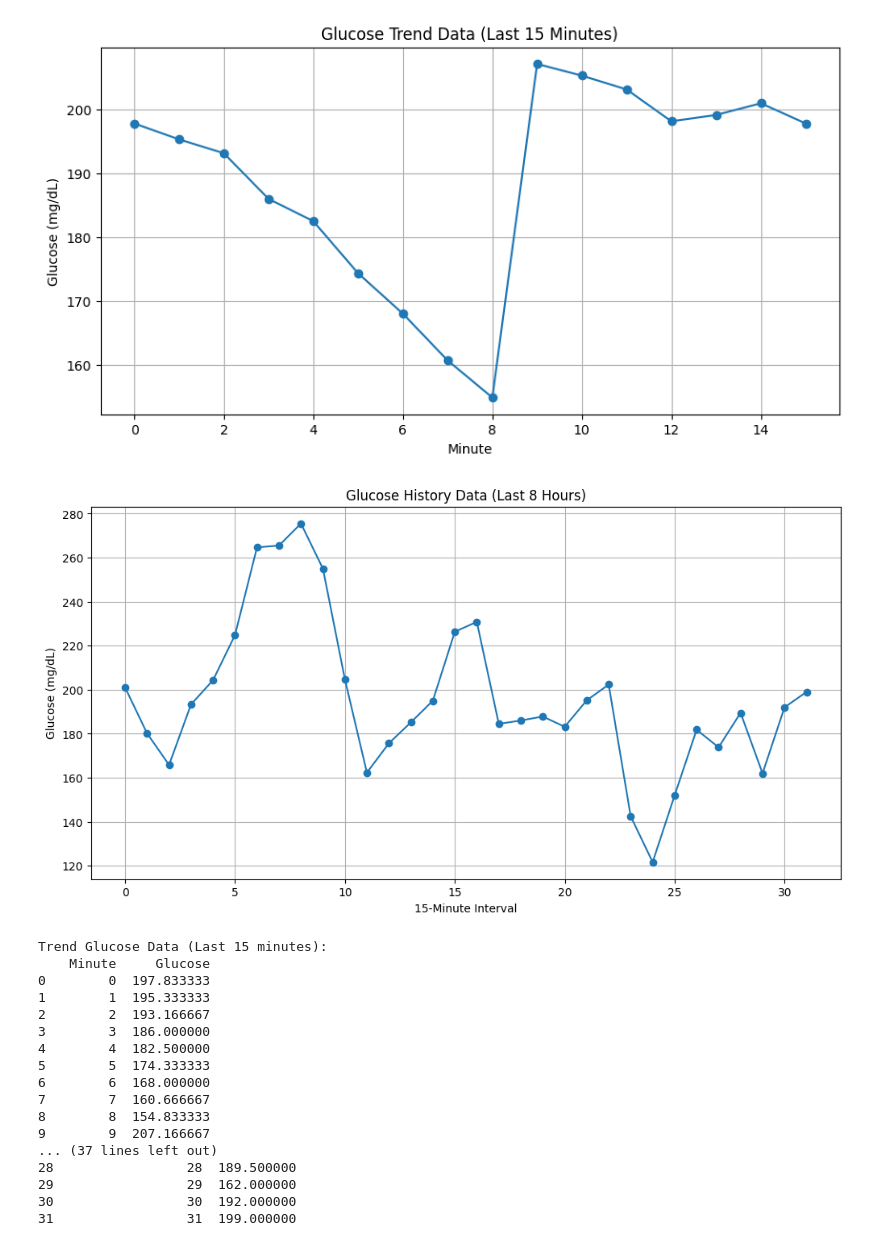
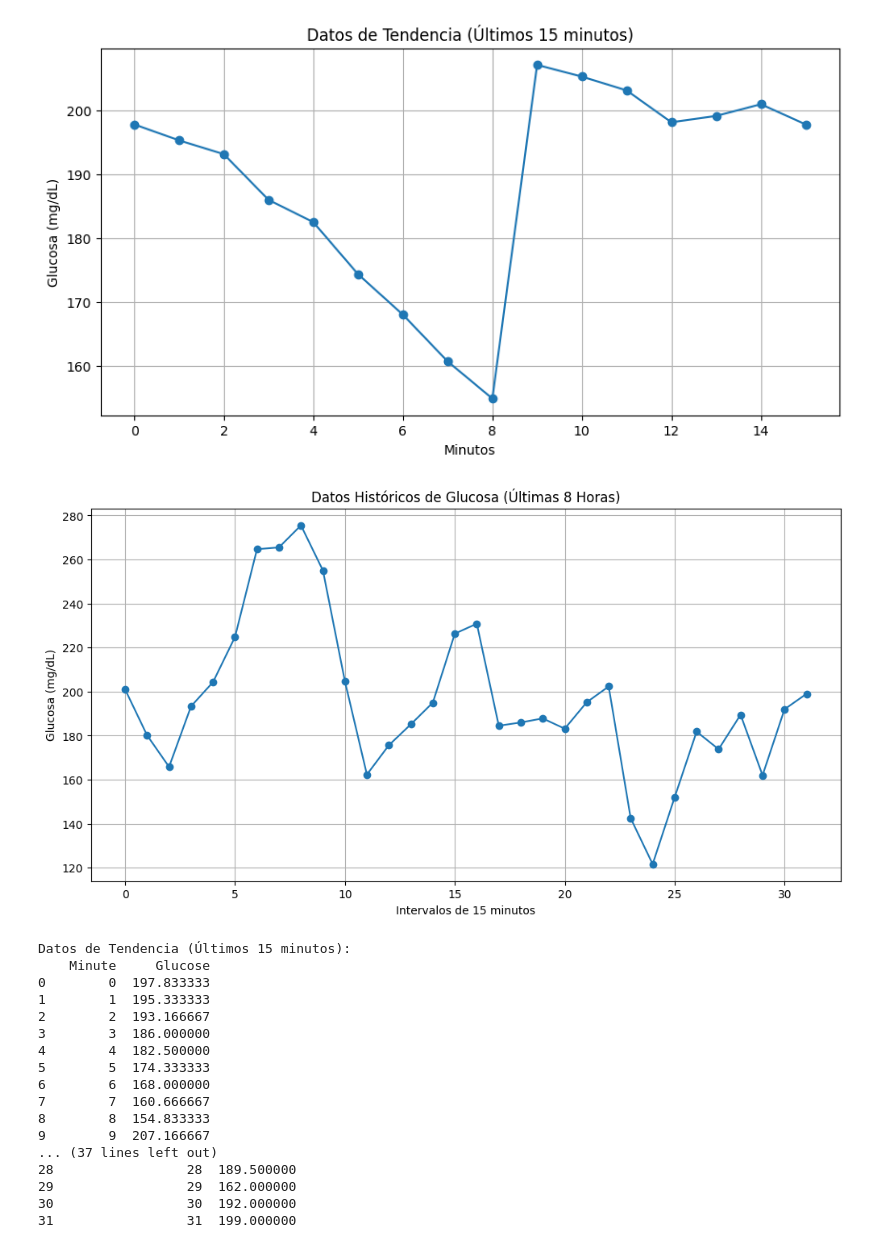
Before and after one commit to Daniel-Alvarez-Sil/FreeStyle_Libre_Reverse_Engineering, a Jupyter notebook: Glucose Readings/glucometer_real_time.ipynb, the cells around one changed output. Saved outputs shown, nothing was run; the diff lists cells and outputs as text; code cells hidden in the pictures.

Commit message:
Final Changes to Read Glucose Readings

```diff
--- a/Glucose Readings/glucometer_real_time.ipynb
+++ b/Glucose Readings/glucometer_real_time.ipynb
@@ -13,10 +13,11 @@ import re as re
 SERIAL_PORT = 'COM7'
 BAUD_RATE = 9600
 # %%
-# Creación de Archivo de Memory Dump
+# Creating the variable of the filename of the Memory Dump/Variable para el Archivo de Memory Dump
 filename = ""
 contador = 0
 
+# Serial Port Connection/Conexión a Serial Port
 with serial.Serial(SERIAL_PORT, BAUD_RATE, timeout=1) as ser:
     print("Listening on serial port...")
     while contador < 244:
@@ -43,8 +44,8 @@ with serial.Serial(SERIAL_PORT, BAUD_RATE, timeout=1) as ser:
 
 print("Fin de la ejecución del glucometro virtual. ")
 
-# Interpretación del Memory Dump y Despliegue de Información Significativa
-# Function to parse the file
+# Memory Dump Interpretation and Display of Information/Interpretación del Memory Dump y Despliegue de Información Significativa
+# Reading of Memory Dump File/Lectura del Archivo de Memory Dump
 def parse_freestyle_file(filename):
     with open(filename, 'r') as file:
         lines = file.readlines()
@@ -58,31 +59,31 @@ def parse_freestyle_file(filename):
             data[block_num] = block_data
     return data
 
-# Function to extract glucose records
+# Function to obtain the glucose information/Function para obtener la información de glucosa
 def extract_glucose_values(data):
     def glucoseReading(val):
         bitmask = 0x0FFF
         return ((val & bitmask) / 6) - 37
 
-    # Trend Data (16 values from block 3 byte 4 to block 15 byte 3)
+    # Trends/Tendencias (block 3 byte 4 -> block 15 byte 3)
     trend_raw_bytes = []
     for i in range(3, 16):
         trend_raw_bytes.extend(data[i])
 
-    trend_data = trend_raw_bytes[4:4 + 16*6]  # skip first 3 bytes
+    trend_data = trend_raw_bytes[4:4 + 16*6]  # empieza en el 4 byte
     # print(len(trend_data))
     # print(trend_data)
 
-    # History Data (32 values from block 15 byte 4 to block 39 byte 3)
+    # Historic Data/Datos históricos (block 15 byte 4 -> block 39 byte 3)
     history_raw_bytes = []
     for i in range(15, 40):
         history_raw_bytes.extend(data[i])
 
-    history_data = history_raw_bytes[4:4 + 32*6]  # skip first 3 bytes
+    history_data = history_raw_bytes[4:4 + 32*6]  # empieza en el 4 byte
     # print(len(history_data))
     # print(history_data)
 
-    # Extract glucose values from each 6-byte block (2 bytes per value)
+    # Extraction of glucose information from the 6 bytes packages/Extraemos la información de los paquetes de 6 bytes
     def parse_records(records):
         glucose_values = []
         for i in range(0, len(records), 6):
@@ -100,37 +101,36 @@ def extract_glucose_values(data):
 
     return trend_glucose, history_glucose
 
-# Main execution
-# filename = "Full Memory Dump.txt"  # Replace with your filename
+# Obtaining all the Data/Obtención de información
 data = parse_freestyle_file(filename)
 trend_glucose, history_glucose = extract_glucose_values(data)
 
-# Create dataframes
+# Creation of structures for the information/Ordenando la informacion para desplegar
 trend_df = pd.DataFrame({"Minute": range(0, 16), "Glucose": trend_glucose})
 history_df = pd.DataFrame({"Interval (15 min)": range(0, 32), "Glucose": history_glucose})
 
-# Plot Trend Data
+# Graph 1/Gráfica 1
 plt.figure(figsize=(10, 5))
 plt.plot(trend_df["Minute"], trend_df["Glucose"], marker='o')
-plt.title("Glucose Trend Data (Last 15 Minutes)")
-plt.xlabel("Minute")
-plt.ylabel("Glucose (mg/dL)")
+plt.title("Datos de Tendencia (Últimos 15 minutos)")
+plt.xlabel("Minutos")
+plt.ylabel("Glucosa (mg/dL)")
 plt.grid(True)
 plt.show()
 
-# Plot History Data
+# Graph 2/Gráfica 2
 plt.figure(figsize=(12, 6))
 plt.plot(history_df["Interval (15 min)"], history_df["Glucose"], marker='o')
-plt.title("Glucose History Data (Last 8 Hours)")
-plt.xlabel("15-Minute Interval")
-plt.ylabel("Glucose (mg/dL)")
+plt.title("Datos Históricos de Glucosa (Últimas 8 Horas)")
+plt.xlabel("Intervalos de 15 minutos")
+plt.ylabel("Glucosa (mg/dL)")
 plt.grid(True)
 plt.show()
 
-# Print Tables
-print("Trend Glucose Data (Last 15 minutes):")
+# Tables/Modo tabular
+print("Datos de Tendencia (Últimos 15 minutos):")
 print(trend_df)
-print("\nHistoric Glucose Data (Last 8 hours):")
+print("\nDatos Históricos de Glucosa (Últimas 8 Horas)")
 print(history_df)
 # %% [output]
 Listening on serial port...
@@ -149,10 +149,10 @@ Block 6: 0xC8 0xD0 0x5A 0x00 0x25 0x05 0xC8 0x20
 Block 241: 0x00 0x00 0xAE 0x5C 0x00 0x00 0xA8 0x57
 Block 242: 0x00 0x00 0x28 0x4E 0x68 0x45 0x00 0x00
 Block 243: 0xDC 0x5F 0xAE 0x5A 0x7A 0x5A 0xDA 0x50
 Fin de la ejecución del glucometro virtual.
-[figure, old version]
+[figure, new version]
-[figure, old version]
+[figure, new version]
-Trend Glucose Data (Last 15 minutes):
+Datos de Tendencia (Últimos 15 minutos):
     Minute     Glucose
 0        0  197.833333
 1        1  195.333333
```
Also changed, not shown: parts of 3 cells of this notebook, 3 other files.
